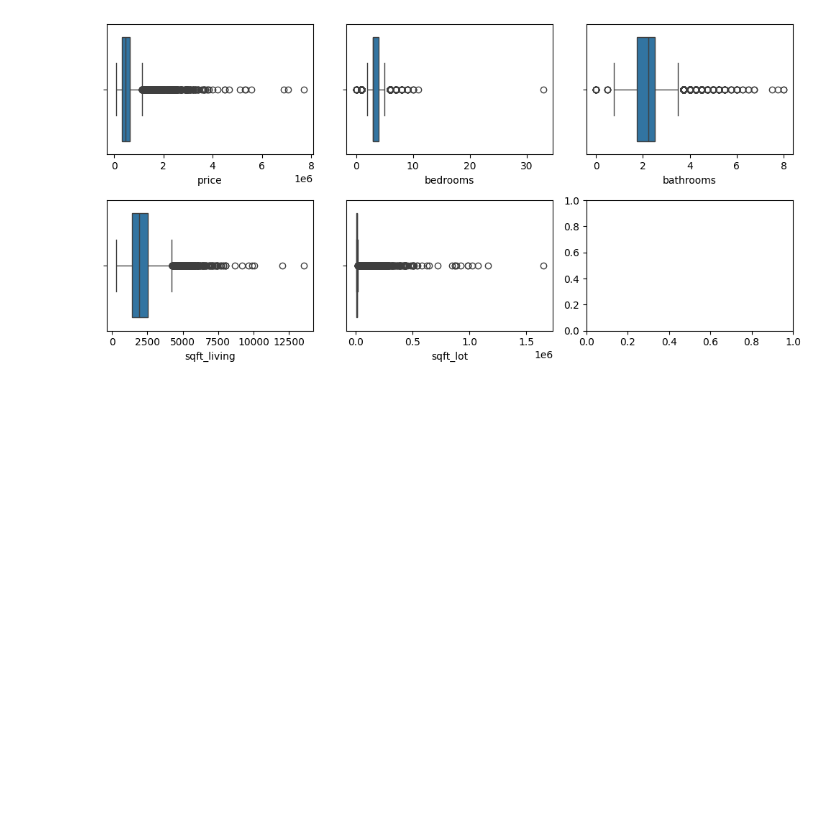
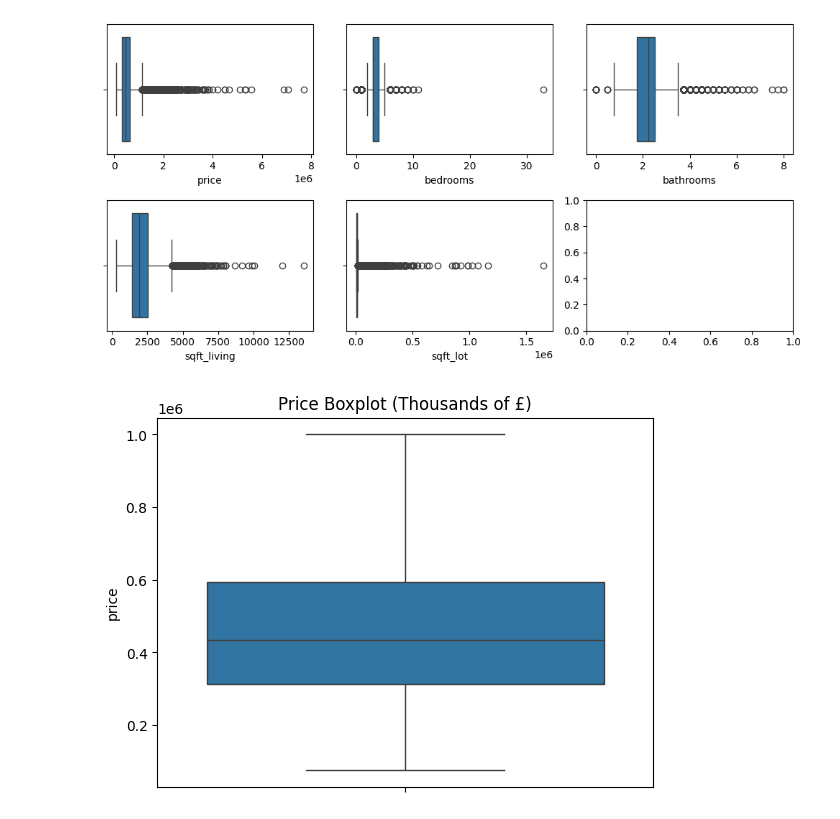
Before and after one commit to elliotb01/linear-regression-machine-learning, a Jupyter notebook: LinearRegression.ipynb, the cells around one changed output. Saved outputs shown, nothing was run; the diff lists cells and outputs as text; code cells hidden in the pictures; blank space fills up the shorter version.

```diff
--- a/LinearRegression.ipynb
+++ b/LinearRegression.ipynb
@@ -51,6 +51,20 @@ plot2 = sns.boxplot(x=houses['sqft_lot'], ax = axis[1,1])
 plt.tight_layout()
 # %% [output]
 [figure]
+# %%
+# Outlier Removal
+def removal_outliers(df, column, threshold):
+  removed_outliers = df[df[column] <= threshold]
+
+  sns.boxplot(removed_outliers[column])
+  plt.title(f'Price Boxplot (Thousands of £)')
+  plt.show()
+  return removed_outliers
+
+threshold_value = 1e+006
+no_outliers = removal_outliers(houses, 'price', threshold_value)
+# %% [output]
+[figure, added]
 # %%
 # Conversion Rate on Model
 learning_rate = 0.0001
```
Also changed, not shown: parts of 1 cell of this notebook.
